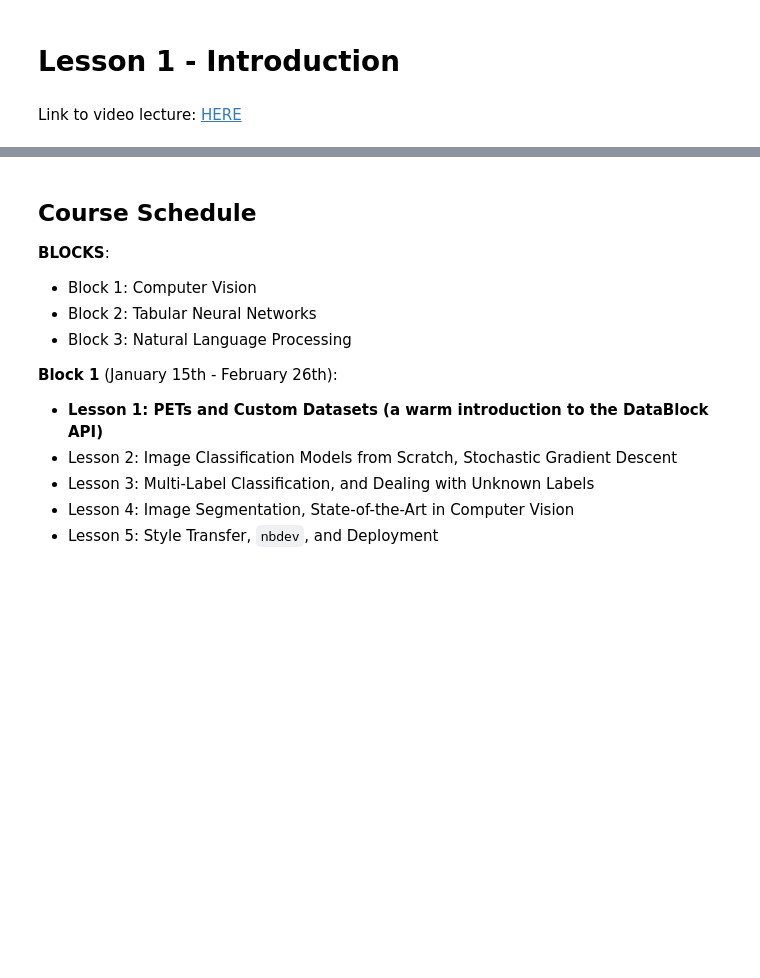
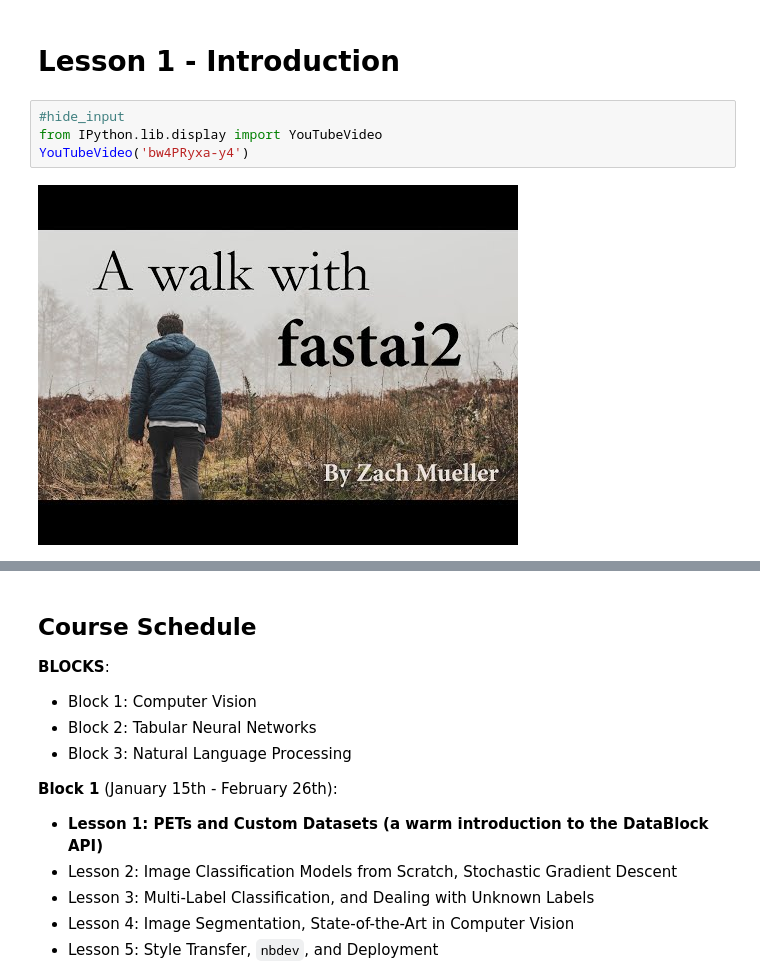
Before and after one commit to walkwithfastai/walkwithfastai.github.io, a Jupyter notebook: nbs/Walk with fastai Course/01_Introduction.ipynb, the cells around one changed output, grey strips where cells are left out. Drawn from its saved outputs; the diff is of its cells as text; blank space fills up the shorter version.

Commit message:
Add youtube videos

```diff
--- a/nbs/Walk with fastai Course/01_Introduction.ipynb
+++ b/nbs/Walk with fastai Course/01_Introduction.ipynb
@@ -1,7 +1,11 @@
 # %% [markdown]
 # Lesson 1 - Introduction
-# %% [markdown]
-Link to video lecture: [HERE](http://www.youtube.com/watch?v=bw4PRyxa-y4)
+# %%
+#hide_input
+from IPython.lib.display import YouTubeVideo
+YouTubeVideo('bw4PRyxa-y4')
+# %% [output]
+[figure, added]
 # %% [markdown]
 ![](https://github.com/muellerzr/Practical-Deep-Learning-for-Coders-2.0/blob/master/walkwithfastai.png?raw=true)
 
```
Also changed, not shown: 9 other files.
